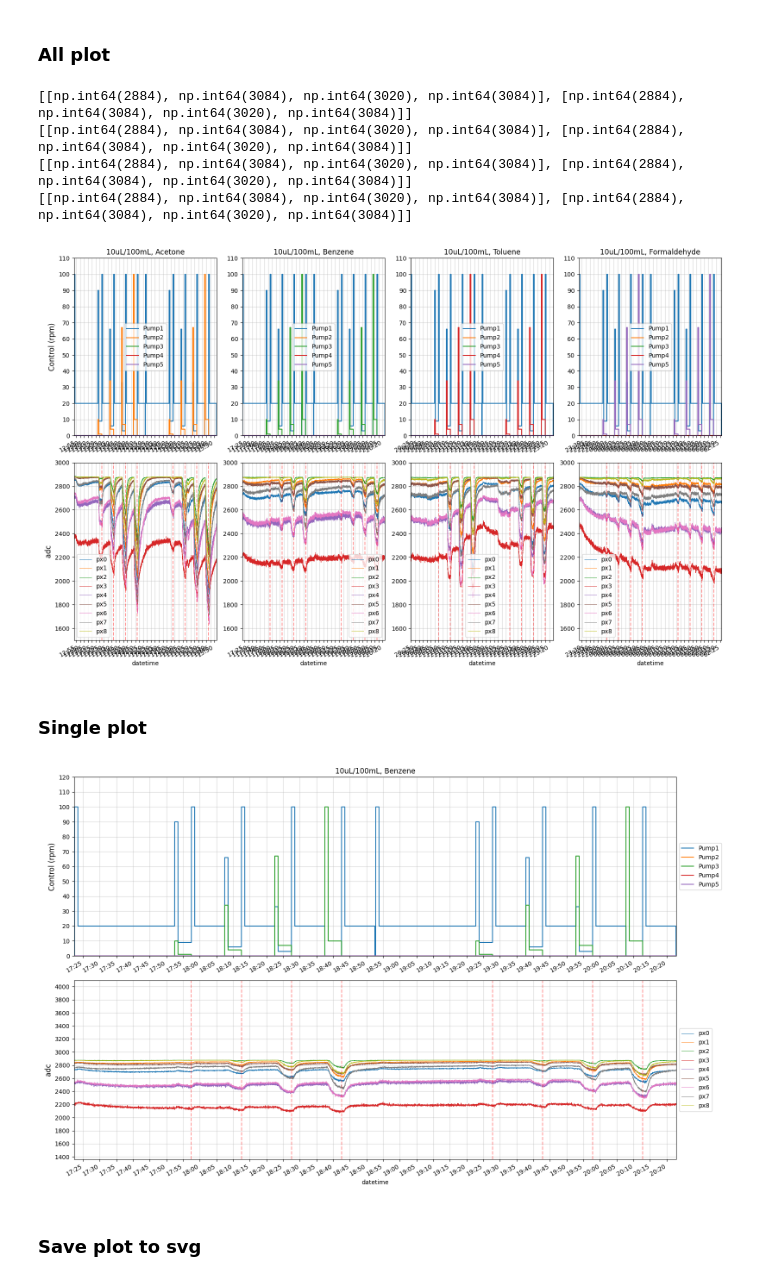
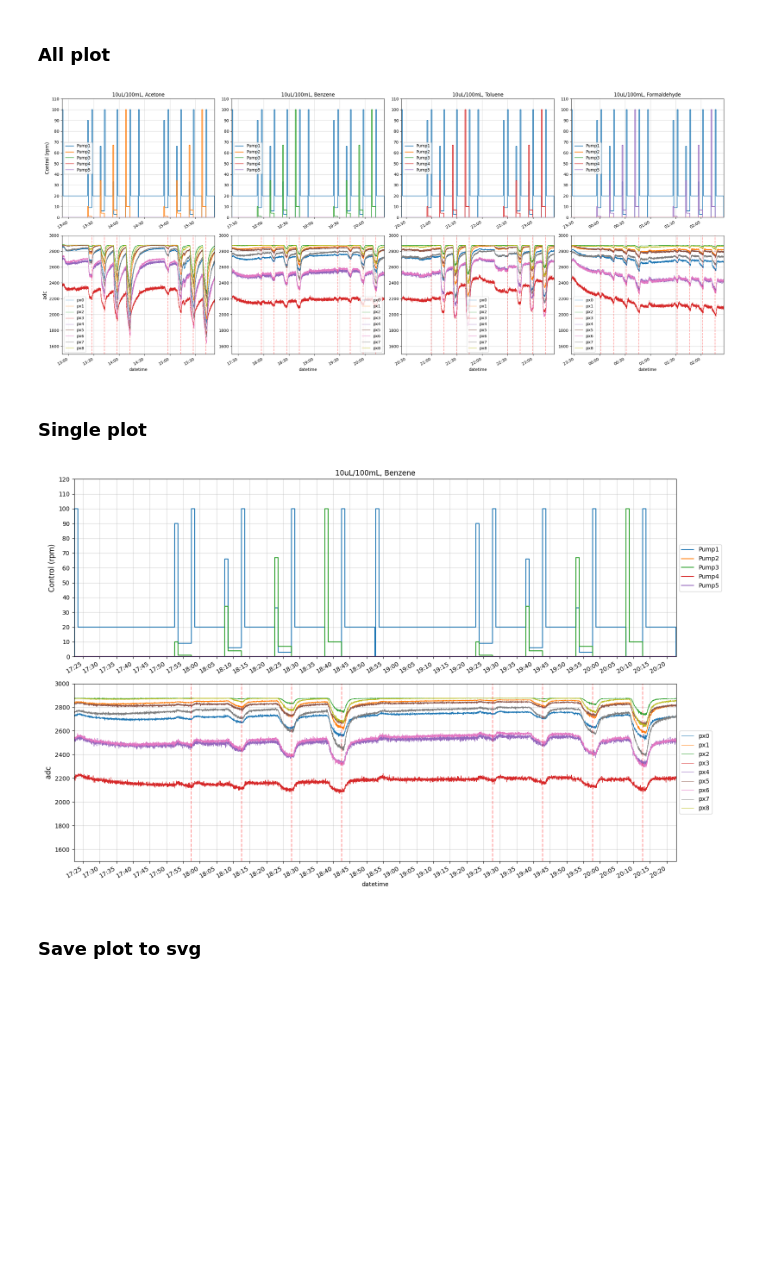
Before and after one commit to Jonathanchan1996/waterpaper, a Jupyter notebook: water3x3_classifi.ipynb, the cells around one changed output. Saved outputs shown, nothing was run; the diff lists cells and outputs as text; code cells hidden in the pictures; blank space fills up the shorter version.

```diff
--- a/water3x3_classifi.ipynb
+++ b/water3x3_classifi.ipynb
@@ -45,7 +45,7 @@ ASM_module  cecilie  ec  karena  lawance  odorMaster  waterSensor  wendy
 ### Class
 # %%
 class myWaterTest:
-  def __init__(self, testingTime, cumTimeOffset=0, liquLabel = 'DI Water', liquConc = '0uL/100mL'):
+  def __init__(self, testingTime, cumTimeOffset=0, liquLabel = 'DI Water', liquConc = '0uL/100mL', testingSequence=[]):
     self.testingTime = testingTime
     self.cumTimeOffset = cumTimeOffset#-10
     self.liquLabel = liquLabel
@@ -91,12 +91,15 @@ class myWaterTest:
     # self.keyTimeBaseline = self.seq_df[(self.seq_df.Pump1==100)].index
     # self.keyTimeBaseline = self.keyTimeBaseline[::2]
     # print(keyTimeBaseline)
+
+    self.testingSequence = testingSequence*seq_cycle #uL
 # %% [markdown]
 ### File
 # %%
 myTest = []
 
-myTest.append(myWaterTest('20250603_125215', liquLabel = 'Acetone', liquConc = '10uL/100mL'))
-myTest.append(myWaterTest('20250603_172217', liquLabel = 'Benzene', liquConc = '10uL/100mL'))
-myTest.append(myWaterTest('20250603_202421', liquLabel = 'Toluene', liquConc = '10uL/100mL'))
-myTest.append(myWaterTest('20250603_232616', liquLabel = 'Formaldehyde', liquConc = '10uL/100mL'))
+testingSequence = [10, 30, 60, 100] #uL:1L
+myTest.append(myWaterTest('20250603_125215', liquLabel = 'Acetone', liquConc = '10uL/100mL', testingSequence=testingSequence))
+myTest.append(myWaterTest('20250603_172217', liquLabel = 'Benzene', liquConc = '10uL/100mL', testingSequence=testingSequence))
+myTest.append(myWaterTest('20250603_202421', liquLabel = 'Toluene', liquConc = '10uL/100mL', testingSequence=testingSequence))
+myTest.append(myWaterTest('20250603_232616', liquLabel = 'Formaldehyde', liquConc = '10uL/100mL', testingSequence=testingSequence))
@@ -125,7 +128,7 @@ np.int64(2884)
 thisTestId = 1
 
 plt.close('all')
-fig, ax = plt.subplots(nrows=2,ncols=len(myTest), figsize=(16,10))
+fig, ax = plt.subplots(nrows=2,ncols=len(myTest), figsize=(24,10))
 
 for thisTestId in range(len(myTest)):
     thisAx=ax[0, thisTestId]
@@ -138,42 +141,37 @@ for thisTestId in range(len(myTest)):
     thisAx.grid(which='minor', alpha=0.3)
     thisAx.grid(which='major', alpha=0.5)
     thisAx.yaxis.set_major_locator(MultipleLocator(10))
-    thisAx.xaxis.set_major_locator(MultipleLocator(1/(12*24)))
+    thisAx.xaxis.set_major_locator(MultipleLocator(6/(12*24)))
     thisAx.xaxis.set_major_formatter(DateFormatter('%H:%M'))
     thisAx.set_xlabel('')
     thisAx.set_ylim([0, 110])
     thisAx.set_xlim(myTest[thisTestId].seq_df.index.min(), myTest[thisTestId].seq_df.index.max())
     # thisAx.legend(loc='center left', bbox_to_anchor=(1, 0.5))
 
     thisAx=ax[1, thisTestId]
     for i in range(9):
         myTest[thisTestId].df.plot(ax=thisAx, y=f'px{i}', lw=0.7, color = color_array[i]) #, alpha = (i+1)/9, color='black'
 
     for time in myTest[thisTestId].keyTime:
         thisAx.axvline(x=time, color='red', linestyle='--', alpha=0.4)
 
     # for time in myTest[thisTestId].keyTimeBaseline:
     #     thisAx.axvline(x=time, color='blue', linestyle='--', alpha=0.2)
     if thisTestId == 0:
         thisAx.set_ylabel("adc",fontsize=12)
     thisAx.grid(which='minor', alpha=0.3)
     thisAx.grid(which='major', alpha=0.5)
     thisAx.yaxis.set_major_locator(MultipleLocator(200))
-    thisAx.xaxis.set_major_locator(MultipleLocator(1/(12*24)))
+    thisAx.xaxis.set_major_locator(MultipleLocator(6/(12*24)))
     # thisAx.set_ylim([myTest[thisTestId].df[[f'px{i}' for i in range(9)]].min().min(), myTest[thisTestId].df[[f'px{i}' for i in range(9)]].max().max()])
-    print([pltMin, pltMax])
     thisAx.set_ylim([1500, 3000])
     thisAx.xaxis.set_major_formatter(DateFormatter('%H:%M'))
     thisAx.set_xlim(myTest[thisTestId].seq_df.index.min(), myTest[thisTestId].seq_df.index.max())
     # thisAx.legend(loc='center left', bbox_to_anchor=(1, 0.5))
 
 fig.tight_layout()
 # %% [output]
-[[np.int64(2884), np.int64(3084), np.int64(3020), np.int64(3084)], [np.int64(2884), np.int64(3084), np.int64(3020), np.int64(3084)]]
-[[np.int64(2884), np.int64(3084), np.int64(3020), np.int64(3084)], [np.int64(2884), np.int64(3084), np.int64(3020), np.int64(3084)]]
-[[np.int64(2884), np.int64(3084), np.int64(3020), np.int64(3084)], [np.int64(2884), np.int64(3084), np.int64(3020), np.int64(3084)]]
-[[np.int64(2884), np.int64(3084), np.int64(3020), np.int64(3084)], [np.int64(2884), np.int64(3084), np.int64(3020), np.int64(3084)]]
-[figure, old version]
+[figure, new version]
 # %% [markdown]
 ### Single plot
 # %%
@@ -215,14 +213,14 @@ thisAx.grid(which='major', alpha=0.5)
 thisAx.yaxis.set_major_locator(MultipleLocator(200))
 thisAx.xaxis.set_major_locator(MultipleLocator(1/(12*24)))
 # thisAx.set_ylim([myTest[thisTestId].df[[f'px{i}' for i in range(9)]].min().min(), myTest[thisTestId].df[[f'px{i}' for i in range(9)]].max().max()])
-thisAx.set_ylim([4096/3, 4096])
+thisAx.set_ylim([1500, 3000])
 thisAx.xaxis.set_major_formatter(DateFormatter('%H:%M'))
 thisAx.set_xlim(myTest[thisTestId].seq_df.index.min(), myTest[thisTestId].seq_df.index.max())
 thisAx.legend(loc='center left', bbox_to_anchor=(1, 0.5))
 
 fig.tight_layout()
 # %% [output]
-[figure, old version]
+[figure, new version]
 # %% [markdown]
 ### Save plot to svg
 # %%
```
Also changed, not shown: parts of 15 cells of this notebook.
